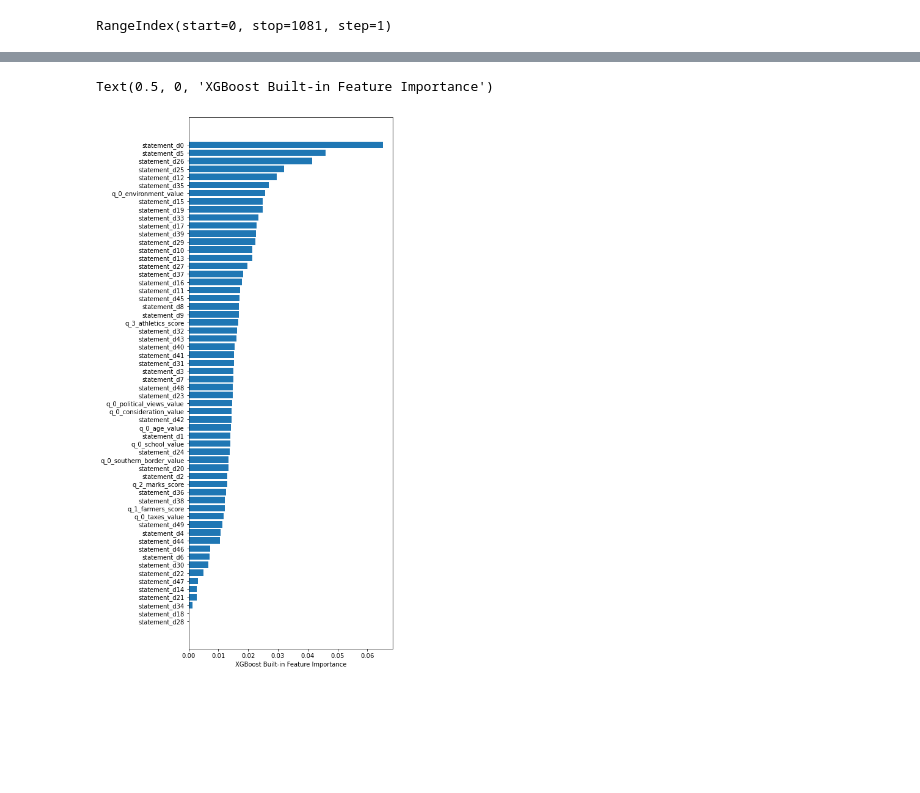
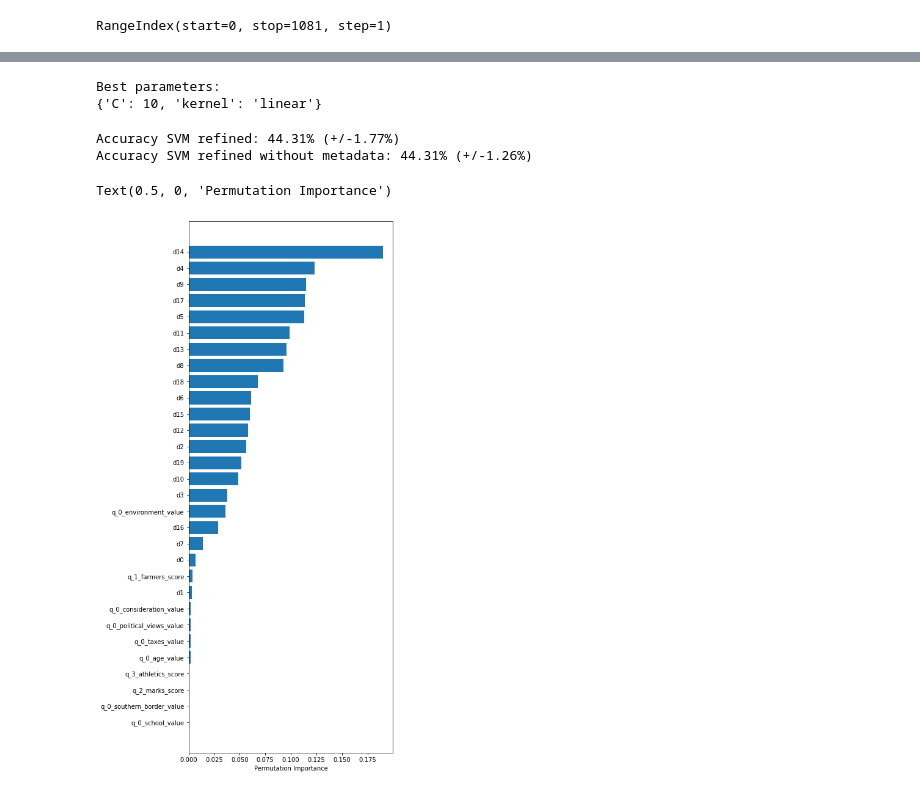
Before and after one commit to EyeofBeholder-NLeSC/play-around-sample-set, a Jupyter notebook: notebooks/IPM_feature_selection.ipynb, the cells around one changed output, grey strips where cells are left out. Cells and saved outputs as stored; diff of their text form; code cells hidden in the pictures; blank space fills up the shorter version.

Commit message:
plt: feature selection

```diff
--- a/notebooks/IPM_feature_selection.ipynb
+++ b/notebooks/IPM_feature_selection.ipynb
@@ -110,7 +110,18 @@ columns=["statement_d%d" % i for i in range(50)])
 metadata.reset_index(drop=True, inplace=True)
 y = exact_match["doc_ground_truth_value"]
 y.reset_index(drop=True, inplace=True)
+
+# normalization
 corpus_df = (corpus_df - corpus_df.min()) / (corpus_df.max() - corpus_df.min())
 metadata = (metadata - metadata.min()) / (metadata.max() - metadata.min())
+
+# remove features with low variance
+corpus_df = corpus_df.loc[:, corpus_df.std() >= 0.2]
+metadata = metadata.loc[:, metadata.std() >= 0.2]
+
+# univariate selection especially for the corpus data
+k = 20
+corpus_df = pd.DataFrame(SelectKBest(mutual_info_regression, k=k).fit_transform(corpus_df, y), columns=["d%s" % i for i in range(k)])
+
 X = pd.concat([metadata, corpus_df], axis=1)
 # %%
@@ -132,12 +149,35 @@ Accuracy joint: 36.91% (+/-1.43%)
+# %%
+# play with hyperparameters
+tuned_parameters = [
+    {"kernel": ["rbf"], "gamma": [1e-3, 1e-4], "C": [1, 10, 100, 1000]},
+    {"kernel": ["linear"], "C": [1, 10, 100, 1000]},
+]
+
+clf = GridSearchCV(model_svm, tuned_parameters, scoring="accuracy", n_jobs=4, cv=kfold)
+clf.fit(X, y)
+print("Best parameters:")
+print(clf.best_params_)
+# %% [output]
+Best parameters:
+{'C': 10, 'kernel': 'linear'}
+# %%
+# update on the selected model
+model_svm_refined = SVC(kernel="linear", C=10)
+results_svm_refined = cross_val_score(model_svm_refined, X, y, cv=kfold)
+results_svm_refined_without = cross_val_score(model_svm_refined, corpus_df, y, cv=kfold)
+print("Accuracy SVM refined: %.2f%% (+/-%.2f%%)" % (results_svm_refined.mean() * 100, results_svm_refined.std() * 100))
+print("Accuracy SVM refined without metadata: %.2f%% (+/-%.2f%%)" % (results_svm_refined_without.mean() * 100, results_svm_refined_without.std() * 100))
+# %% [output]
+Accuracy SVM refined: 44.31% (+/-1.77%)
+Accuracy SVM refined without metadata: 44.31% (+/-1.26%)
 # %%
-# xgboost built-in feature importance
-X_train, X_test, y_train, y_test = train_test_split(X, y, test_size=0.25, random_state=23)
-xgb_model = xgb.XGBClassifier(n_estimators=100, objective="multi:softprob",eval_metric="merror", random_state=23)
-xgb_model.fit(X_train, y_train)
-sort_index = xgb_model.feature_importances_.argsort()
+X_train, X_test, y_train, y_test = train_test_split(X, y, test_size=0.25)
+model_svm_refined.fit(X_train, y_train)
+perm_importance = permutation_importance(model_svm_refined, X_test, y_test, random_state=23)
+sort_index = perm_importance.importances_mean.argsort()
 plt.figure(figsize=(6, 16))
-plt.barh(X_train.columns[sort_index], xgb_model.feature_importances_[sort_index])
-plt.xlabel("XGBoost Built-in Feature Importance")
+plt.barh(X_train.columns.astype("string")[sort_index], perm_importance.importances_mean[sort_index])
+plt.xlabel("Permutation Importance")
 # %% [output]
-Text(0.5, 0, 'XGBoost Built-in Feature Importance')
+Text(0.5, 0, 'Permutation Importance')
-[figure, old version]
+[figure, new version]
```
Also changed, not shown: parts of 4 cells of this notebook.
